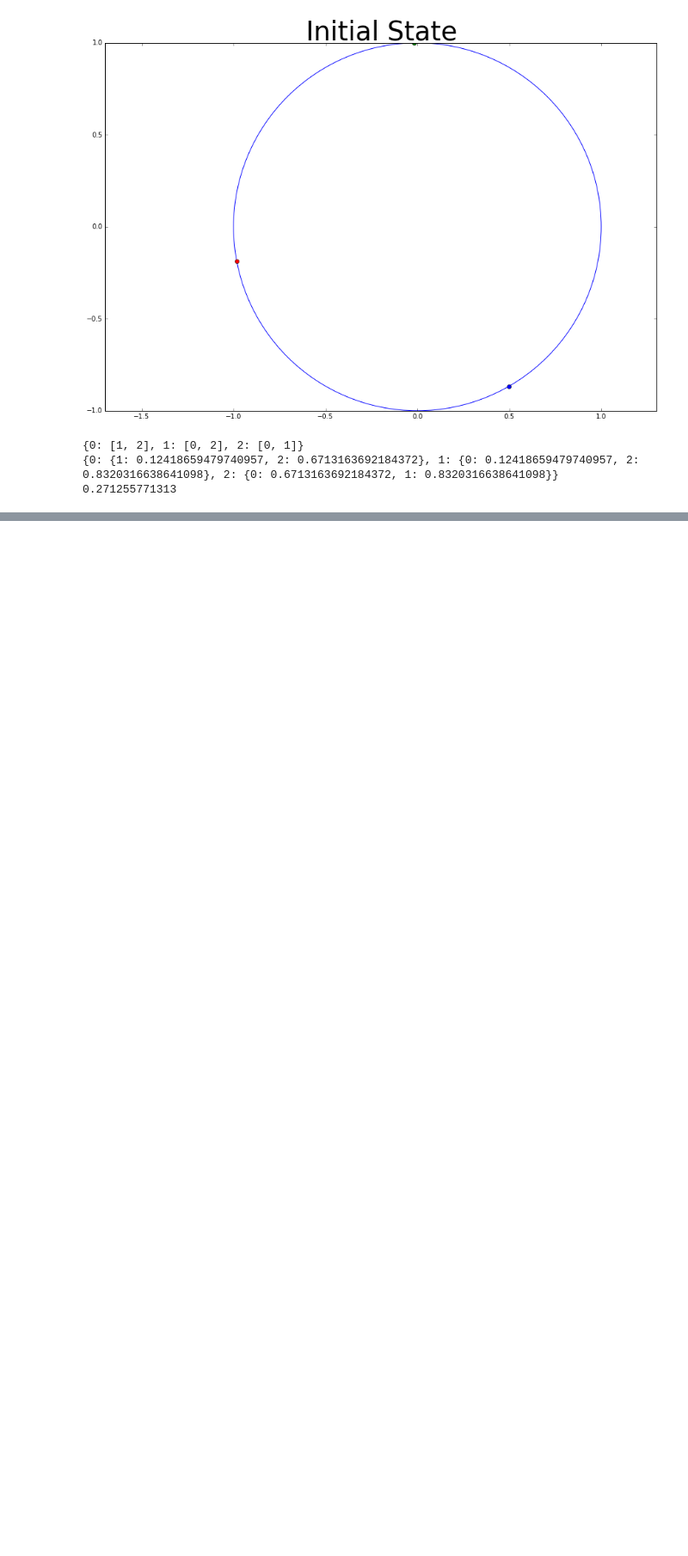
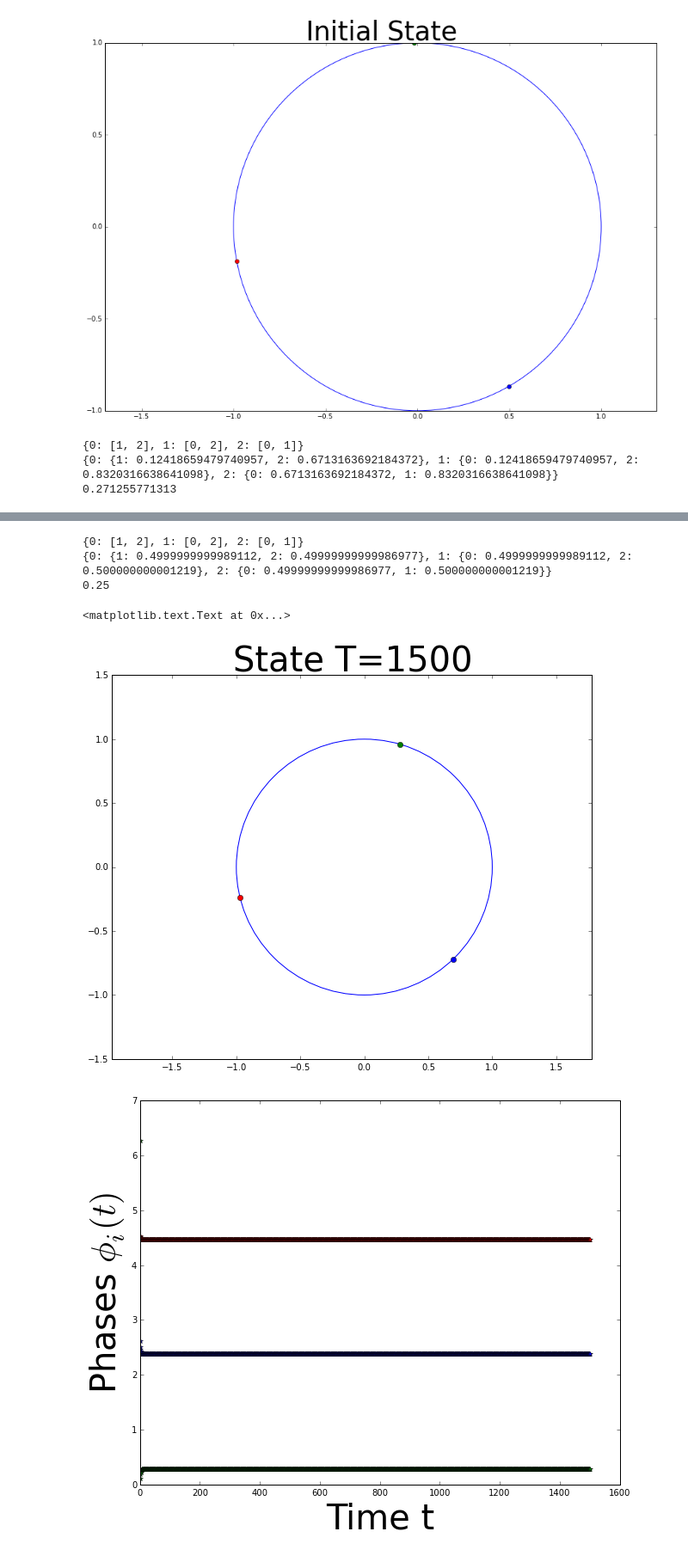
Before and after one commit to calugo/Kuramoto, a Jupyter notebook: FRUSTRATION.ipynb, the cells around one changed output, grey strips where cells are left out. Shown at 86% size. Drawn from its saved outputs; the diff is of its cells as text; code cells hidden in the pictures; blank space fills up the shorter version.

Commit message:
frustration module added

```diff
--- a/FRUSTRATION.ipynb
+++ b/FRUSTRATION.ipynb
@@ -92,0 +93,54 @@ KeyboardInterrupt:
+# %%
+import frustration as fr
+
+F, Fij=fr.calcF(phi,A)
+print A
+print Fij
+print F
+# %% [output]
+{0: [1, 2], 1: [0, 2], 2: [0, 1]}
+{0: {1: 0.4999999999989112, 2: 0.49999999999986977}, 1: {0: 0.4999999999989112, 2: 0.500000000001219}, 2: {0: 0.49999999999986977, 1: 0.500000000001219}}
+0.25
+# %%
+fig, axes = plt.subplots(1, 1, figsize=(10,8))
+
+for i in phi.keys():
+    axes.plot(math.sin(phi[i]),math.cos(phi[i]),"o--")
+
+circle1=plt.Circle((0,0),1.0,color='b',fill=False)
+axes.set_ylim([-10.5,1.5])
+fig.gca().add_artist(circle1)
+plt.axis("equal")
+axes.set_ylim([-1.5,1.5])
+
+axes.set_title("State T="+str(Tf),fontsize=40)
+
+
+###############################
+
+Ot={}
+
+for i in A.keys():
+    Ot[i]=[]
+
+for i in PHIt.keys():
+    for j in PHIt[i].keys():
+        Ot[j].append(PHIt[i][j])
+
+fig, axes2 = plt.subplots(1,1,figsize=(10, 8))
+O2pi={}
+for i in Ot.keys():
+    o2pi=[]
+    for j in Ot[i]:
+        o2pi.append(j%(2*pi))
+    O2pi[i]=o2pi
+
+for i in O2pi.keys():
+    axes2.plot(O2pi[i],"*--")
+
+axes2.set_ylabel("Phases $\phi _i (t)$",fontsize=40)
+axes2.set_xlabel("Time t",fontsize=40)
+# %% [output]
+<matplotlib.text.Text at 0x...>
+[figure, added]
+[figure, added]
```
Also changed, not shown: parts of 1 cell of this notebook, 1 other file.
